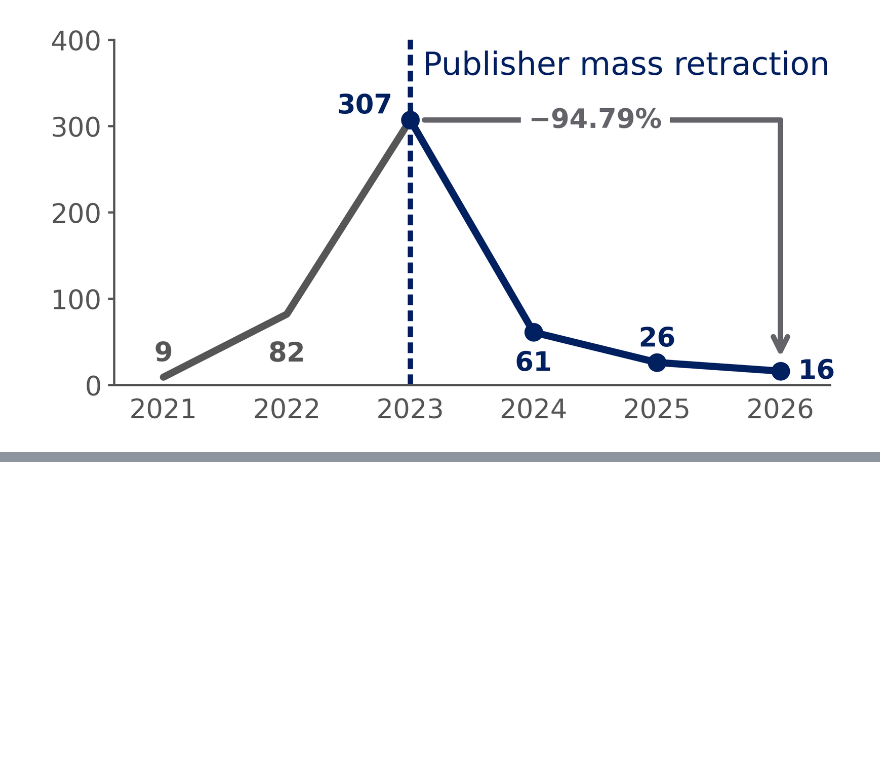
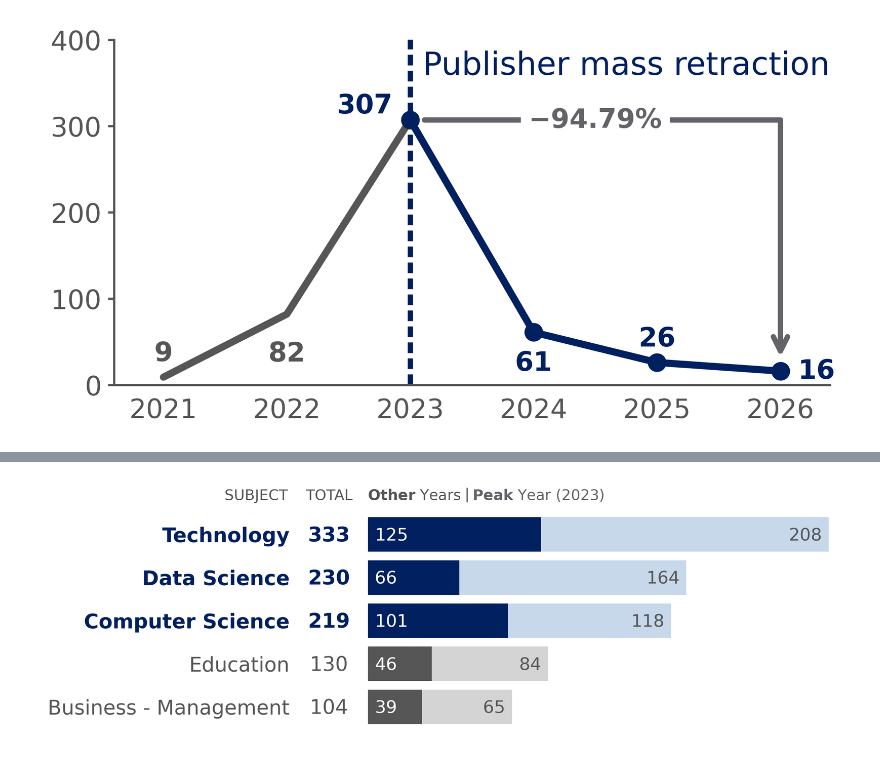
Before and after one commit to haiphan2000/cs-retraction-bibliometrics, a Jupyter notebook: coding/analytics/main_report.ipynb, the cells around one changed output, grey strips where cells are left out. Cells and saved outputs as stored; diff of their text form; code cells hidden in the pictures; blank space fills up the shorter version.

Commit message:
feat(analysis): add subjects-journals-publishers ranking and co-occurrence analytics scripts, configs, and charts

```diff
--- a/coding/analytics/main_report.ipynb
+++ b/coding/analytics/main_report.ipynb
@@ -75,3 +84,7 @@ plt.show()
 # %% [output]
 Done
 [figure]
+# %%
+retraction_by_subject_sql = load_yaml_file(SQL_DIR / "top-5-subjects-ranking.yaml").get("sql")
+retraction_by_subject = execute_sql_to_df(retraction_by_subject_sql)
+retraction_by_subject
@@ -77,0 +99,12 @@ Done
+# %%
+%run src/plotting_styles.py
+%run src/plots/top-5-subjects-ranking.py
+
+fig, ax = render_retraction_subject_chart(
+    df=retraction_by_subject.head(5),
+    palette=PALETTE,
+)
+
+plt.show()
+# %% [output]
+[figure, added]
```
Also changed, not shown: parts of 13 cells of this notebook, 12 other files.
